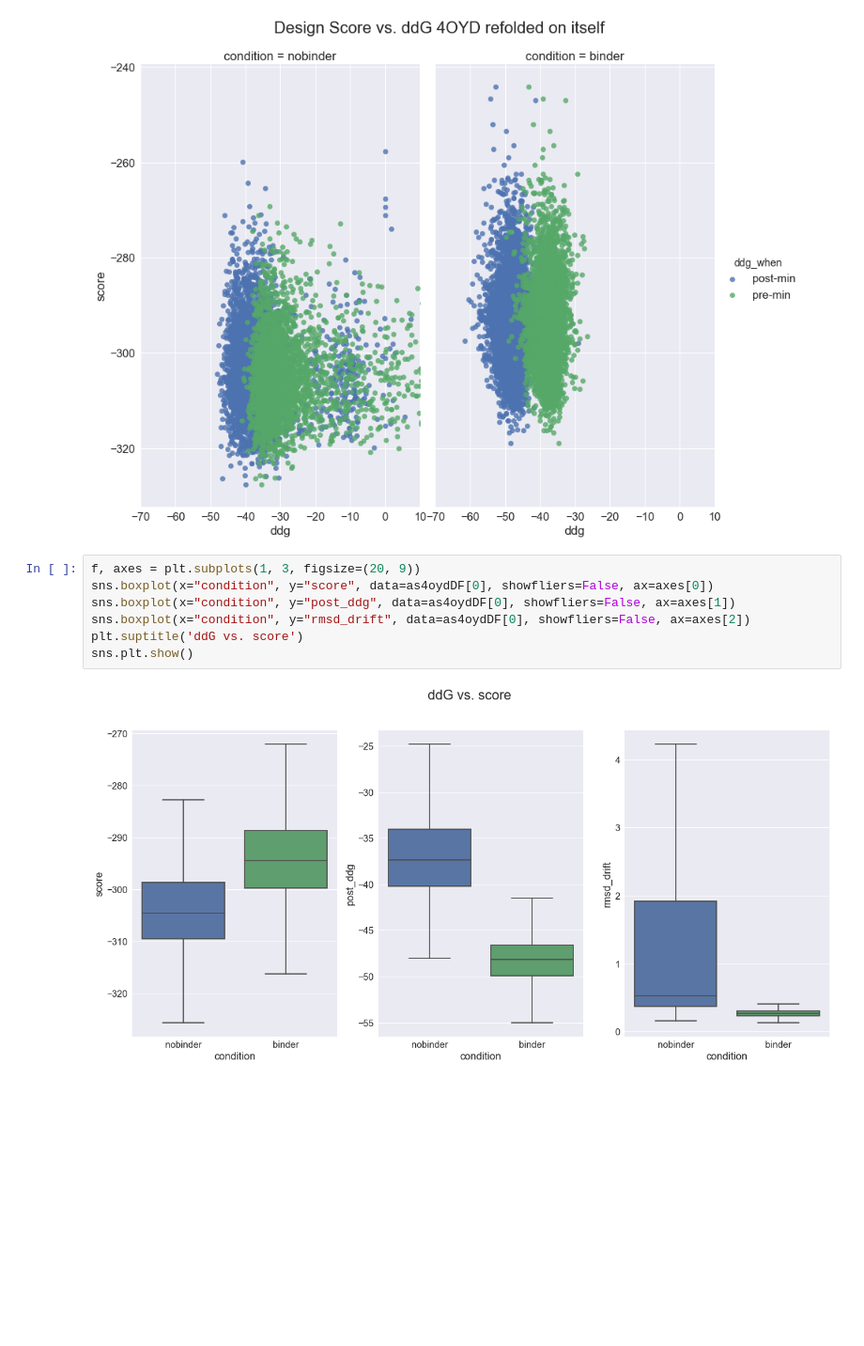
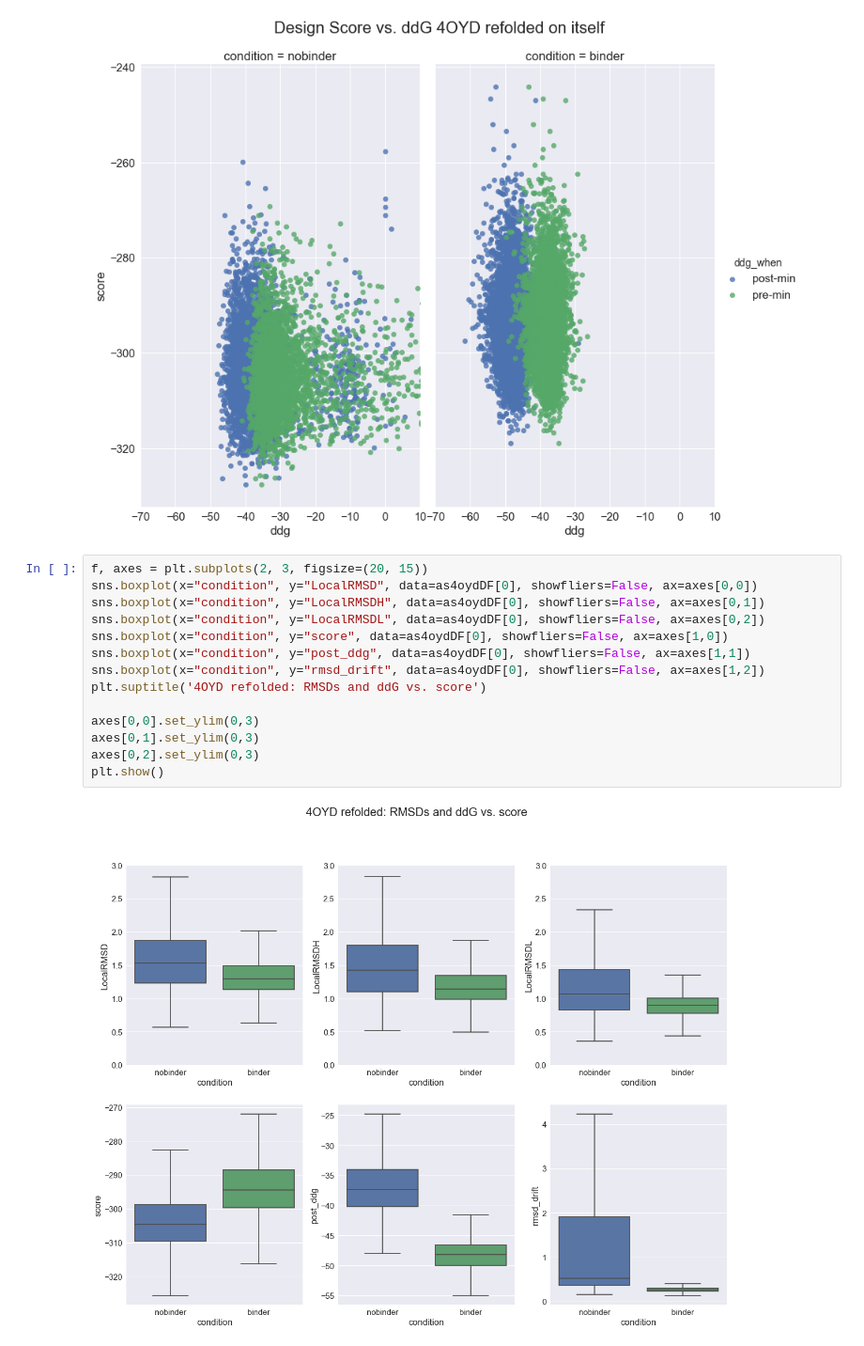
Before and after one commit to jaumebonet/FunFolDesTutorial, a Jupyter notebook: benchmark/scientific/bcl2/README.ipynb, the cells around one changed output. Shown at 94% size. Saved outputs shown, nothing was run; the diff lists cells and outputs as text; blank space fills up the shorter version.

```diff
--- a/benchmark/scientific/bcl2/README.ipynb
+++ b/benchmark/scientific/bcl2/README.ipynb
@@ -193,11 +194,18 @@ sns.plt.show()
 # %% [output]
 [figure]
 # %%
-f, axes = plt.subplots(1, 3, figsize=(20, 9))
-sns.boxplot(x="condition", y="score", data=as4oydDF[0], showfliers=False, ax=axes[0])
-sns.boxplot(x="condition", y="post_ddg", data=as4oydDF[0], showfliers=False, ax=axes[1])
-sns.boxplot(x="condition", y="rmsd_drift", data=as4oydDF[0], showfliers=False, ax=axes[2])
-plt.suptitle('ddG vs. score')
-sns.plt.show()
+f, axes = plt.subplots(2, 3, figsize=(20, 15))
+sns.boxplot(x="condition", y="LocalRMSD", data=as4oydDF[0], showfliers=False, ax=axes[0,0])
+sns.boxplot(x="condition", y="LocalRMSDH", data=as4oydDF[0], showfliers=False, ax=axes[0,1])
+sns.boxplot(x="condition", y="LocalRMSDL", data=as4oydDF[0], showfliers=False, ax=axes[0,2])
+sns.boxplot(x="condition", y="score", data=as4oydDF[0], showfliers=False, ax=axes[1,0])
+sns.boxplot(x="condition", y="post_ddg", data=as4oydDF[0], showfliers=False, ax=axes[1,1])
+sns.boxplot(x="condition", y="rmsd_drift", data=as4oydDF[0], showfliers=False, ax=axes[1,2])
+plt.suptitle('4OYD refolded: RMSDs and ddG vs. score')
+
+axes[0,0].set_ylim(0,3)
+axes[0,1].set_ylim(0,3)
+axes[0,2].set_ylim(0,3)
+plt.show()
 # %% [output]
-[figure, old version]
+[figure, new version]
```
Also changed, not shown: parts of 9 cells of this notebook, 6 other files.
